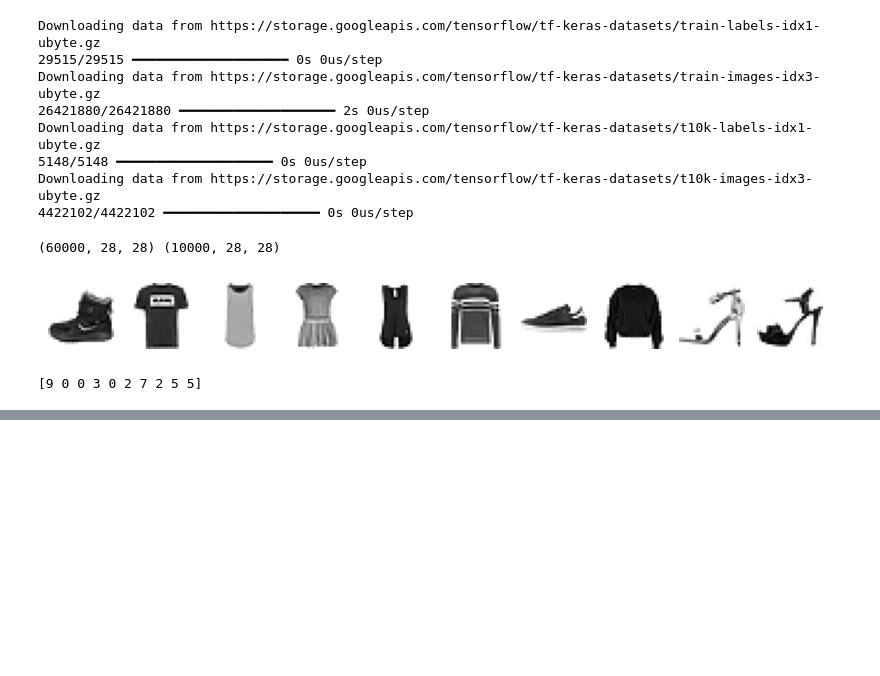
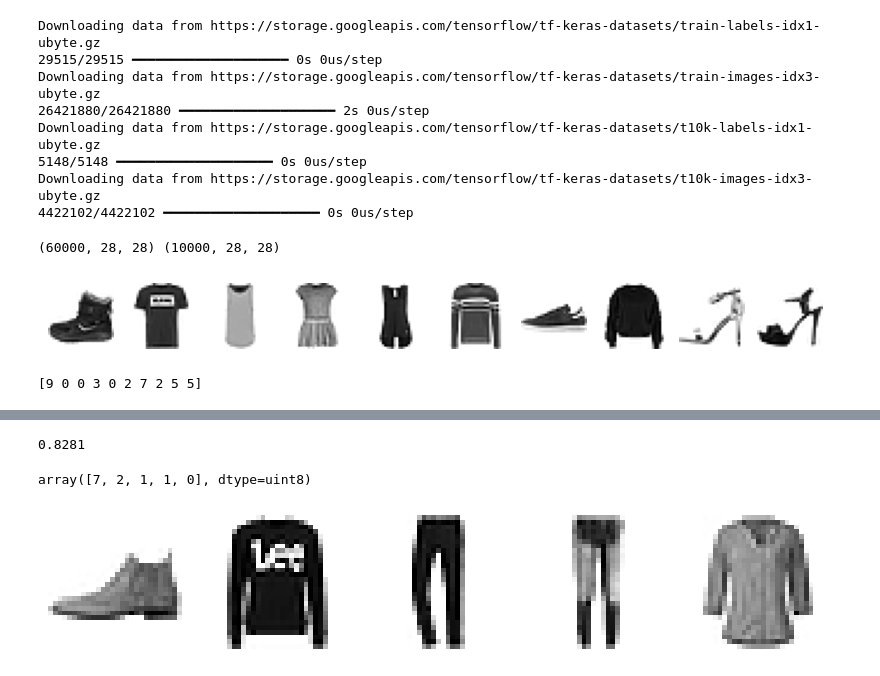
Before and after one commit to yonggyo1125/ai_pintech_1st, a Jupyter notebook: 9. 핀테크 머신러닝과 딥러닝 이해/day05/ex01.ipynb, the cells around one changed output, grey strips where cells are left out. Drawn from its saved outputs; the diff is of its cells as text; code cells hidden in the pictures; blank space fills up the shorter version.

```diff
--- a/9. 핀테크 머신러닝과 딥러닝 이해/day05/ex01.ipynb
+++ b/9. 핀테크 머신러닝과 딥러닝 이해/day05/ex01.ipynb
@@ -40,0 +44,3 @@ pri
+# %%
+test_scaled = test_input / 255  # 0~1
+test_scaled = test_scaled.reshape(-1, 28 * 28)
@@ -40,0 +58,18 @@ pri
+# %%
+sc.score(test_scaled, test_target)
+# %% [output]
+0.8281
+# %%
+sc.predict(test_scaled[:5])
+# %% [output]
+array([7, 2, 1, 1, 0], dtype=uint8)
+# %%
+test_input2 = test_scaled.reshape(-1, 28, 28)
+# %%
+fig, axs = plt.subplots(1, 5, figsize=(10, 10))
+for i in range(5):
+    axs[i].imshow(test_input2[i], cmap='gray_r')
+    axs[i].axis('off')
+plt.show()
+# %% [output]
+[figure, added]
```
Also changed, not shown: parts of 7 cells of this notebook, 1 other file.
